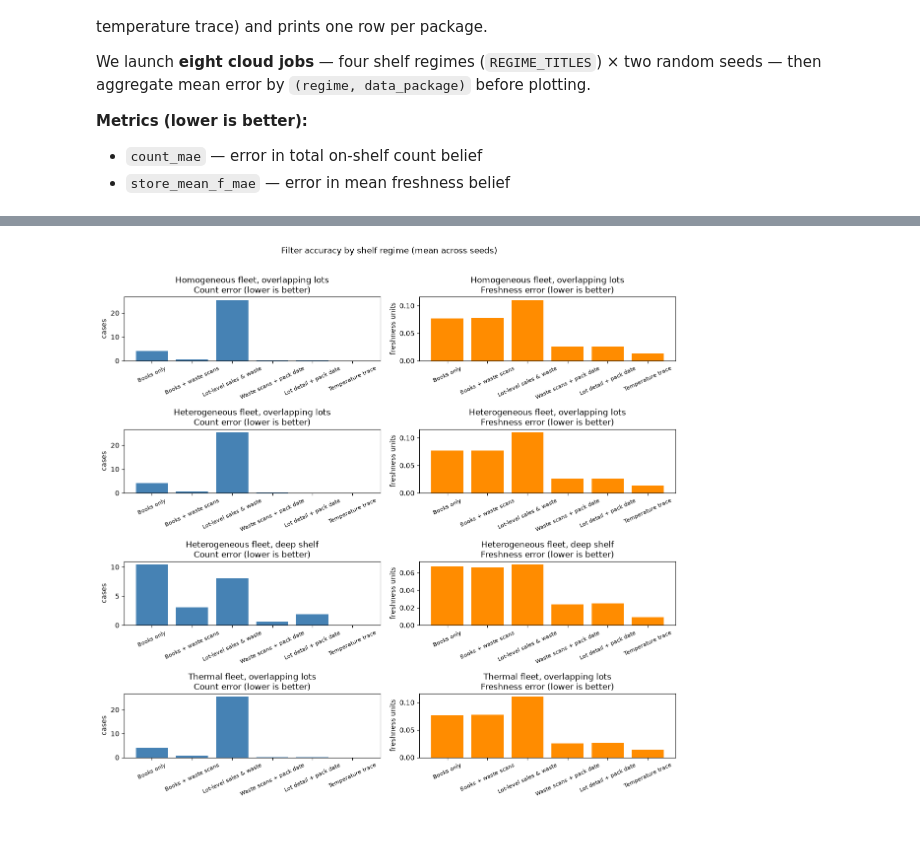
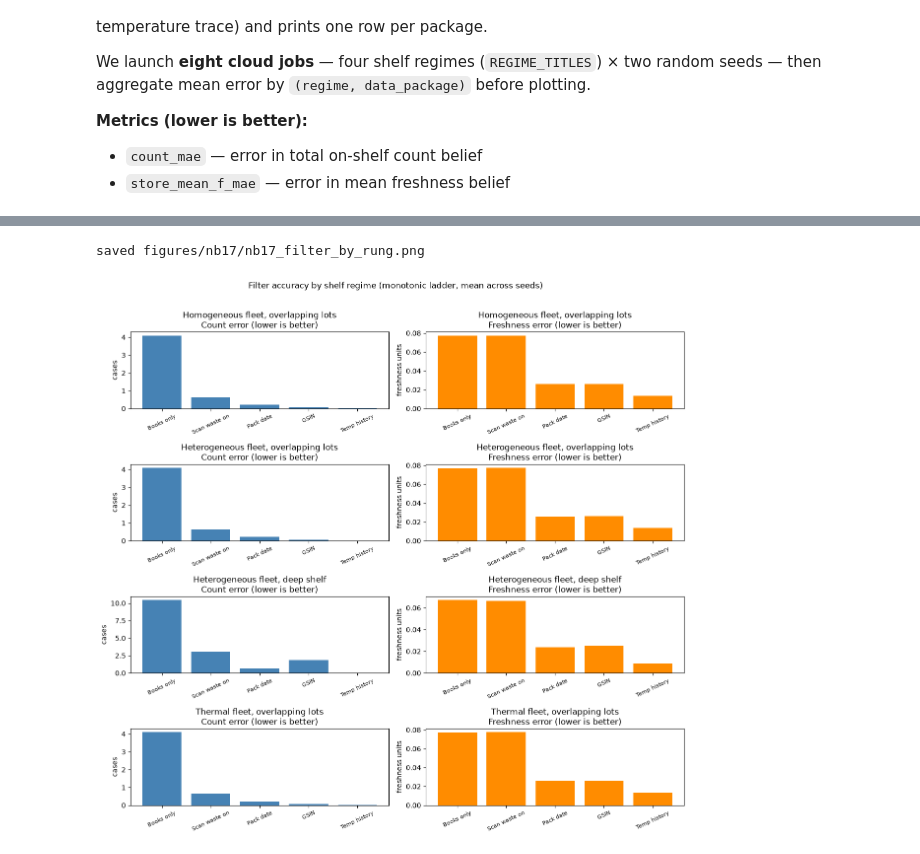
Before and after one commit to OliverEvans96/blueberries-voi, a Jupyter notebook: notebooks/17_prelim_channel_ladder.ipynb, the cells around one changed output, grey strips where cells are left out. Saved outputs shown, nothing was run; the diff lists cells and outputs as text; code cells hidden in the pictures.

Commit message:
T-163 (implement): nb17 monotonic ladder (books→waste→packdate→gsin→temp)
Team-Role: implement
Team-Ticket: T-163

```diff
--- a/notebooks/17_prelim_channel_ladder.ipynb
+++ b/notebooks/17_prelim_channel_ladder.ipynb
@@ -89,34 +94,36 @@ from blueberries_voi.experiments.modal_dispatch import run_batch
 from blueberries_voi.experiments.voi_profit import load_damped_sw_bo_params
 from blueberries_voi.filter.types import channels_cache_key, channels_for_preset
 
-# Plain-language labels for internal scenario codes (charts + tables only).
+# Monotonic knowledge ladder (strict cumulative information order).
+# Maps user-facing rung labels → internal ObsChannels presets.
+MONOTONIC_LADDER_IDS = ("P0", "P1", "F2a", "F2", "F3")
 DATA_PACKAGE_LABELS: dict[str, str] = {
     "P0": "Books only",
-    "P1": "Books + waste scans",
-    "F1": "Lot-level sales & waste",
-    "F2a": "Waste scans + pack date",
-    "F2": "Lot detail + pack date",
-    "F3": "Temperature trace",
+    "P1": "Scan waste on",
+    "F2a": "Pack date",
+    "F2": "GSIN",
+    "F3": "Temp history",
     "B-state": "Perfect information (ceiling)",
 }
 
-BATCH_MODE: Literal["modal", "local"] = "modal"
+BATCH_MODE: Literal["modal", "local"] = "local"
 SMOKE = False  # set True to shrink grids for a quicker plumbing check
 
 FILTER_DIAG_CELLS = [(r, s) for r in range(4) for s in range(2)]  # 8 gsin shards
 PROFIT_SEEDS = (42, 7, 101, 2024)
-# Internal preset ids → wired through channels_for_preset; labels are for display.
-PROFIT_PRESET_IDS = ("P0", "P1", "F1", "F2a", "F2", "F3")
+PROFIT_PRESET_IDS = MONOTONIC_LADDER_IDS
 PROFIT_CHANNELS = [channels_for_preset(s) for s in PROFIT_PRESET_IDS]
 PROFIT_LABELS = {
     channels_cache_key(ch): DATA_PACKAGE_LABELS[s]
     for s, ch in zip(PROFIT_PRESET_IDS, PROFIT_CHANNELS, strict=True)
 }
+LADDER_DISPLAY_ORDER = [DATA_PACKAGE_LABELS[s] for s in MONOTONIC_LADDER_IDS]
 N_BURN, N_SCORE = 2, 14
 BO_JSON = REPO_ROOT / "outputs" / "damped_sw_alpha_bo.json"
 CONTROLLER_ALPHA, CONTROLLER_RHO = load_damped_sw_bo_params(BO_JSON)
 FIG_DIR = REPO_ROOT / "figures" / "nb17"
 FIG_DIR.mkdir(parents=True, exist_ok=True)
 print(f"controller damped_sw α={CONTROLLER_ALPHA:.4f} ρ={CONTROLLER_RHO:.4f} from {BO_JSON.name}")
+print(f"monotonic ladder: {' → '.join(LADDER_DISPLAY_ORDER)}")
 # %% [output]
 controller damped_sw α=0.8132 ρ=1.0000 from damped_sw_alpha_bo.json
@@ -142,6 +150,7 @@ filter_rows = run_batch(
     gsin_cells=FILTER_DIAG_CELLS,
 )
 filter_df = pd.DataFrame(filter_rows)
+filter_df = filter_df[filter_df["channel"].isin(MONOTONIC_LADDER_IDS)].copy()
 filter_df["data_package"] = filter_df["channel"].map(DATA_PACKAGE_LABELS)
 filter_agg = (
     filter_df.groupby(["regime", "data_package"], as_index=False)[["count_mae", "store_mean_f_mae"]]
@@ -170,42 +178,38 @@ filter_agg
 # %%
-_DISPLAY_ORDER = [
-    "Books only",
-    "Books + waste scans",
-    "Lot-level sales & waste",
-    "Waste scans + pack date",
-    "Lot detail + pack date",
-    "Temperature trace",
-]
-_regime_order = [r for r in REGIME_TITLES if r in filter_agg["regime"].unique()]
 plot_filter = (
     filter_agg.set_index(["regime", "data_package"])
     .reindex(
         pd.MultiIndex.from_product(
-            [_regime_order, _DISPLAY_ORDER],
+            [[r for r in REGIME_TITLES if r in filter_agg["regime"].unique()], LADDER_DISPLAY_ORDER],
             names=["regime", "data_package"],
         ),
         fill_value=np.nan,
     )
     .reset_index()
 )
 
-n_regimes = len(_regime_order)
+n_regimes = plot_filter["regime"].nunique()
+_regime_order = [r for r in REGIME_TITLES if r in plot_filter["regime"].unique()]
 fig, axes = plt.subplots(n_regimes, 2, figsize=(12, 2.8 * n_regimes), squeeze=False)
 for i, regime in enumerate(_regime_order):
     sub = plot_filter[plot_filter["regime"] == regime]
     axes[i, 0].bar(sub["data_package"], sub["count_mae"], color="steelblue")
     axes[i, 0].set_title(f"{regime}\nCount error (lower is better)")
     axes[i, 0].set_ylabel("cases")
     axes[i, 1].bar(sub["data_package"], sub["store_mean_f_mae"], color="darkorange")
     axes[i, 1].set_title(f"{regime}\nFreshness error (lower is better)")
     axes[i, 1].set_ylabel("freshness units")
     for ax in (axes[i, 0], axes[i, 1]):
         ax.tick_params(axis="x", rotation=25, labelsize=8)
-fig.suptitle("Filter accuracy by shelf regime (mean across seeds)", y=1.01)
+fig.suptitle("Filter accuracy by shelf regime (monotonic ladder, mean across seeds)", y=1.01)
 fig.tight_layout()
+_fig_filter = FIG_DIR / "nb17_filter_by_rung.png"
+fig.savefig(_fig_filter, dpi=150, bbox_inches="tight")
+print(f"saved {_fig_filter.relative_to(REPO_ROOT)}")
 plt.show()
 # %% [output]
+saved figures/nb17/nb17_filter_by_rung.png
-[figure, old version]
+[figure, new version]
 # %% [markdown]
 ### Part 1 — What to look for
 
```
Also changed, not shown: parts of 10 cells of this notebook, 3 other files.
